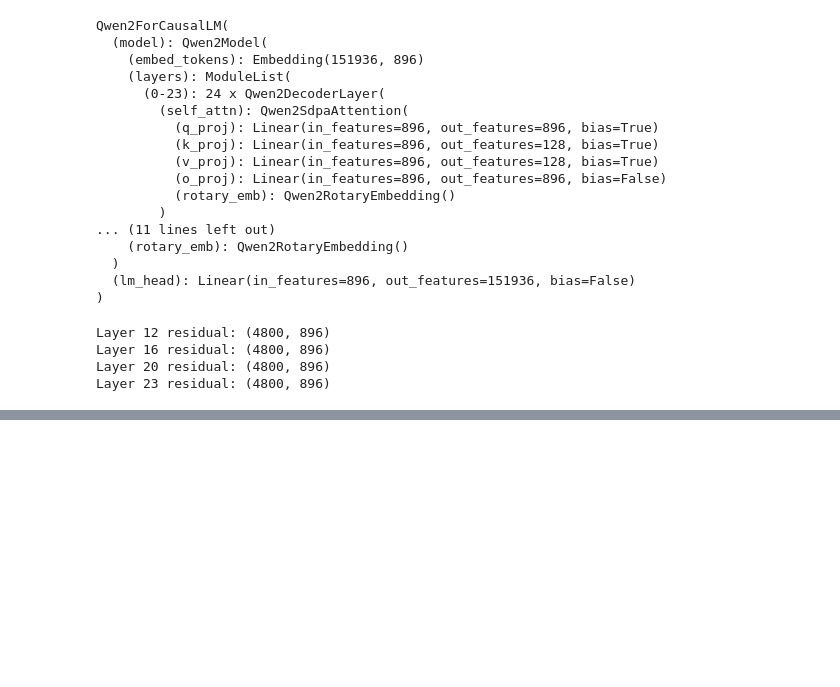
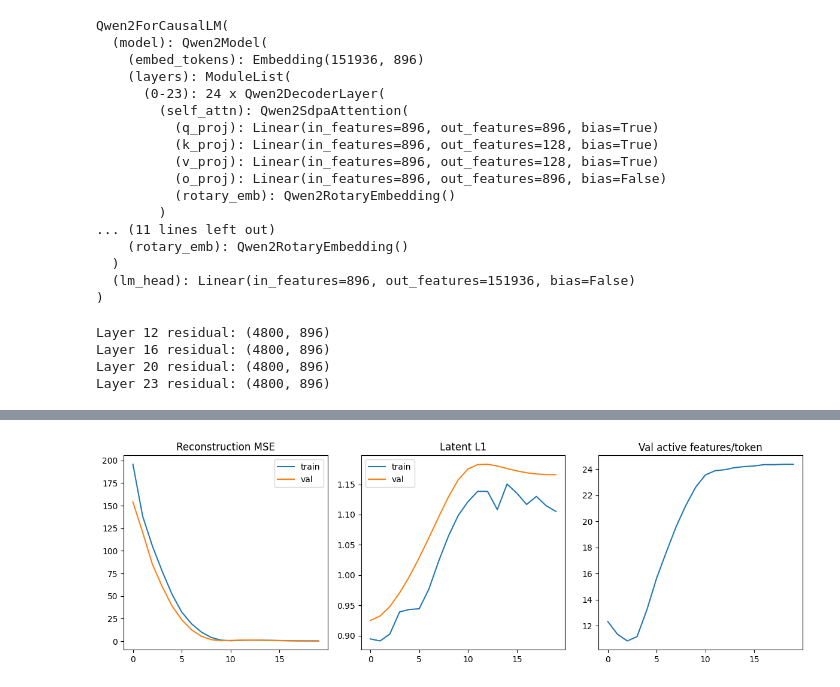
Before and after one commit to miles-markey/sae_trainer, a Jupyter notebook: notebooks/sae_training.ipynb, the cells around one changed output, grey strips where cells are left out. Cells and saved outputs as stored; diff of their text form; code cells hidden in the pictures; blank space fills up the shorter version.

```diff
--- a/notebooks/sae_training.ipynb
+++ b/notebooks/sae_training.ipynb
@@ -219,14 +276,3 @@ class SparseAutoencoder(nn.Module):
 # %%
-# ---- Data prep ----
-device = "cuda" if torch.cuda.is_available() else "cpu"
-x = x_train.float().cpu()  # keep dataset on CPU; move mini-batches to device
-
-dataset = TensorDataset(x)
-n_total = len(dataset)
-n_val = max(1, int(0.05 * n_total))
-n_train = n_total - n_val
-train_ds, val_ds = random_split(dataset, [n_train, n_val], generator=torch.Generator().manual_seed(42))
-
-batch_size = 2048
-train_loader = DataLoader(train_ds, batch_size=batch_size, shuffle=True, drop_last=True)
-val_loader = DataLoader(val_ds, batch_size=batch_size, shuffle=False)
+sae_16, history_16, train_loader_16, _ = training_wrapper(accum, 16, device, mass_frac_threshold)
+# %% [output]
@@ -233 +299,2 @@ val_loader = DataLoader(val_ds, batch_size=batch_size, shuffle=False)
+[figure, added]
 # %%
```
Also changed, not shown: parts of 23 cells of this notebook.
